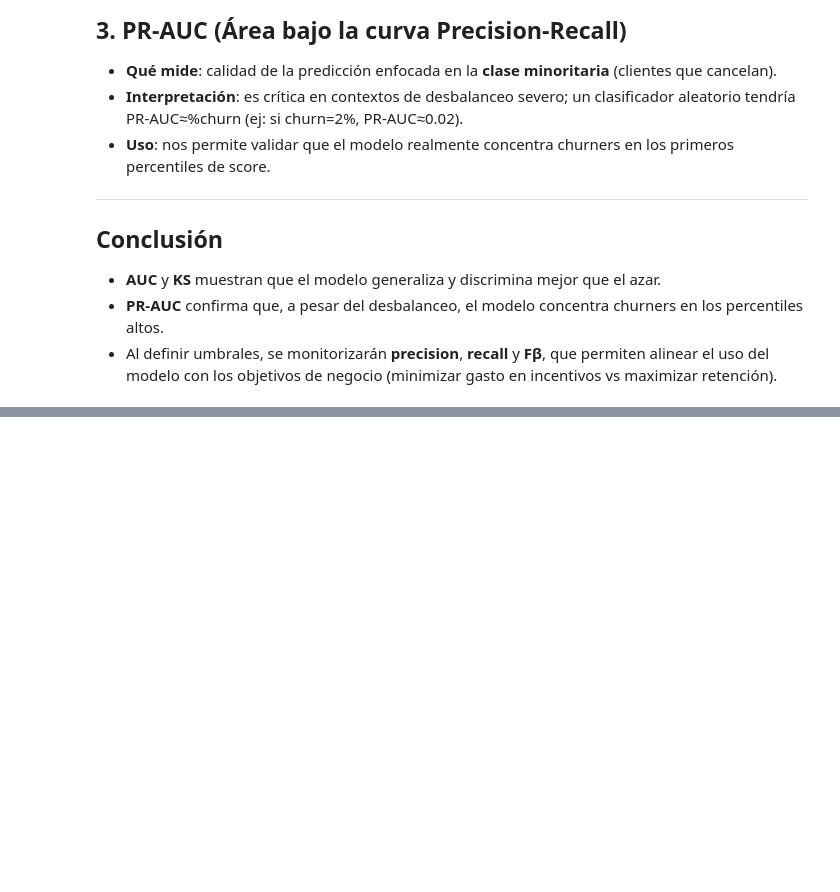
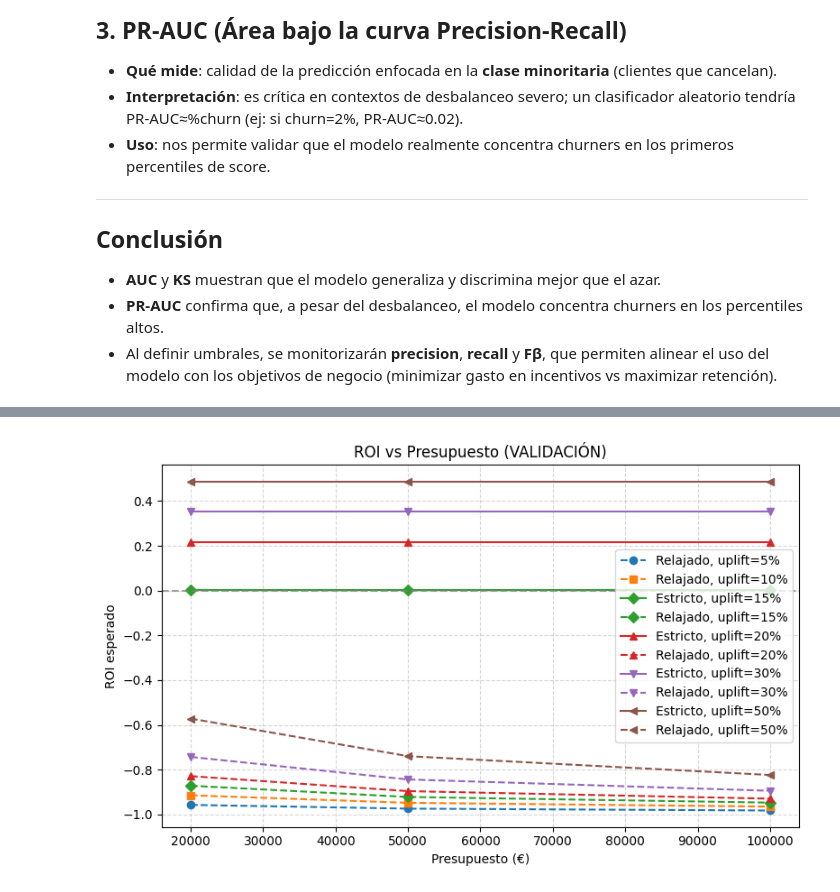
Before and after one commit to cafernandezp/adeslas-interview, a Jupyter notebook: notebooks/04-model.ipynb, the cells around one changed output, grey strips where cells are left out. Drawn from its saved outputs; the diff is of its cells as text; code cells hidden in the pictures; blank space fills up the shorter version.

```diff
--- a/notebooks/04-model.ipynb
+++ b/notebooks/04-model.ipynb
@@ -818,0 +1308,11 @@ Si luego quieres correr la versión con scale_pos_weight, descomenta el bloque d
+# %%
+# ============================================================
+# PASO 2 — Escenarios de presupuesto + EPC con distintos uplift (SIN calibración)
+# ============================================================
+UNIT_COST = 50.0
+BUDGETS   = [20_000.0, 50_000.0, 100_000.0]   # conservador/medio/agresivo
+UPLIFTS   = [0.05, 0.10, 0.15, 0.20, 0.30, 0.50]
+
+# Probabilidades RAW del modelo base
+p_val_raw  = base_model.predict_proba(X_va)[:, 1]
+p_test_raw = base_model.predict_proba(X_te)[:, 1]
@@ -818,0 +1477,52 @@ Si luego quieres correr la versión con scale_pos_weight, descomenta el bloque d
+# %%
+import numpy as np
+import matplotlib.pyplot as plt
+from itertools import cycle
+
+def plot_roi_curves(df_strict, df_relaxed, title="ROI vs Presupuesto"):
+    """Grafica ROI esperado en escenarios estricto vs relajado para cualquier conjunto de uplifts."""
+    # Uplifts únicos (como float "normal" para evitar np.float64 como clave)
+    uplifts = [float(u) for u in sorted(df_strict["uplift"].unique())]
+
+    # Ciclos de estilos
+    color_cyc   = cycle(["tab:blue","tab:orange","tab:green","tab:red","tab:purple","tab:brown","tab:pink","tab:gray","tab:olive","tab:cyan"])
+    marker_cyc  = cycle(["o","s","D","^","v","<",">","P","X","*"])
+
+    # Mapeos por uplift
+    color_map  = {u: next(color_cyc) for u in uplifts}
+    marker_map = {u: next(marker_cyc) for u in uplifts}
+
+    plt.figure(figsize=(8,5))
+    for u in uplifts:
+        d_strict  = df_strict[df_strict["uplift"].astype(float)==u].sort_values("budget")
+        d_relaxed = df_relaxed[df_relaxed["uplift"].astype(float)==u].sort_values("budget")
+
+        # Filtra NaN en ROI si los hubiera
+        ds = d_strict.dropna(subset=["expected_roi"])
+        dr = d_relaxed.dropna(subset=["expected_roi"])
+
+        # Estricto: línea continua
+        if not ds.empty:
+            plt.plot(ds["budget"], ds["expected_roi"],
+                     marker=marker_map[u], linestyle="-", color=color_map[u],
+                     label=f"Estricto, uplift={u:.0%}")
+
+        # Relajado: línea discontinua (mismo color)
+        if not dr.empty:
+            plt.plot(dr["budget"], dr["expected_roi"],
+                     marker=marker_map[u], linestyle="--", color=color_map[u],
+                     label=f"Relajado, uplift={u:.0%}")
+
+    plt.axhline(0, color="grey", linestyle="--", alpha=0.7)
+    plt.title(title)
+    plt.xlabel("Presupuesto (€)")
+    plt.ylabel("ROI esperado")
+    plt.grid(True, linestyle="--", alpha=0.5)
+    plt.legend()
+    plt.tight_layout()
+    plt.show()
+
+# Uso:
+plot_roi_curves(scen_val_strict, scen_val_relaxed, title="ROI vs Presupuesto (VALIDACIÓN)")
+# %% [output]
+[figure, added]
```
Also changed, not shown: parts of 22 cells of this notebook, 2 other files.
